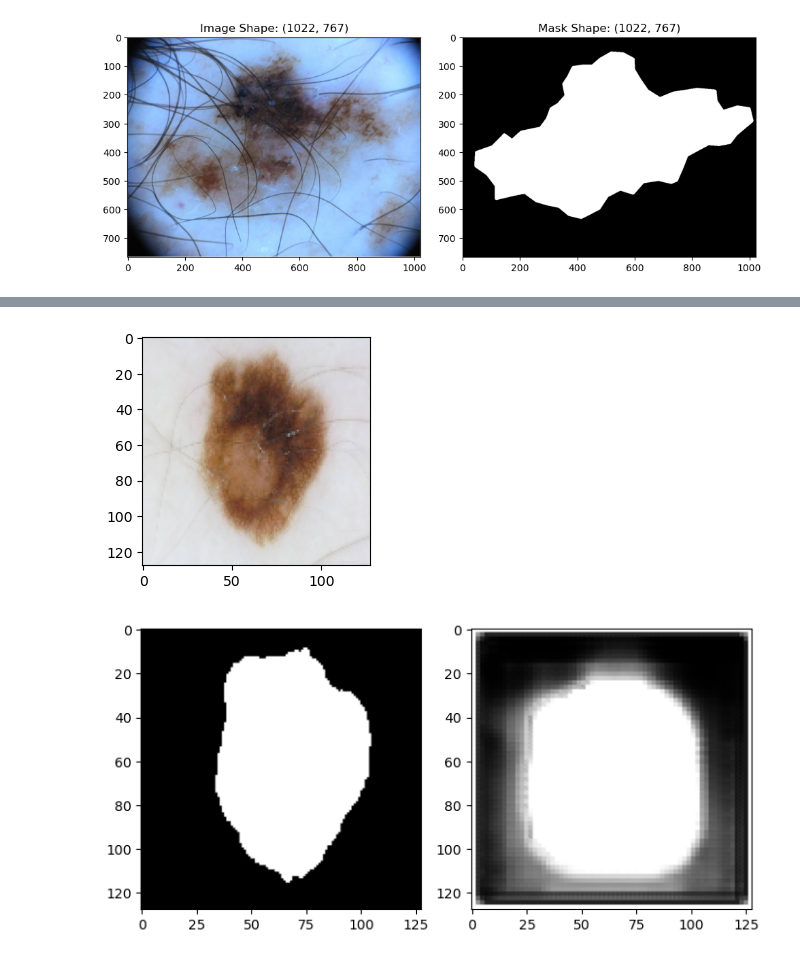
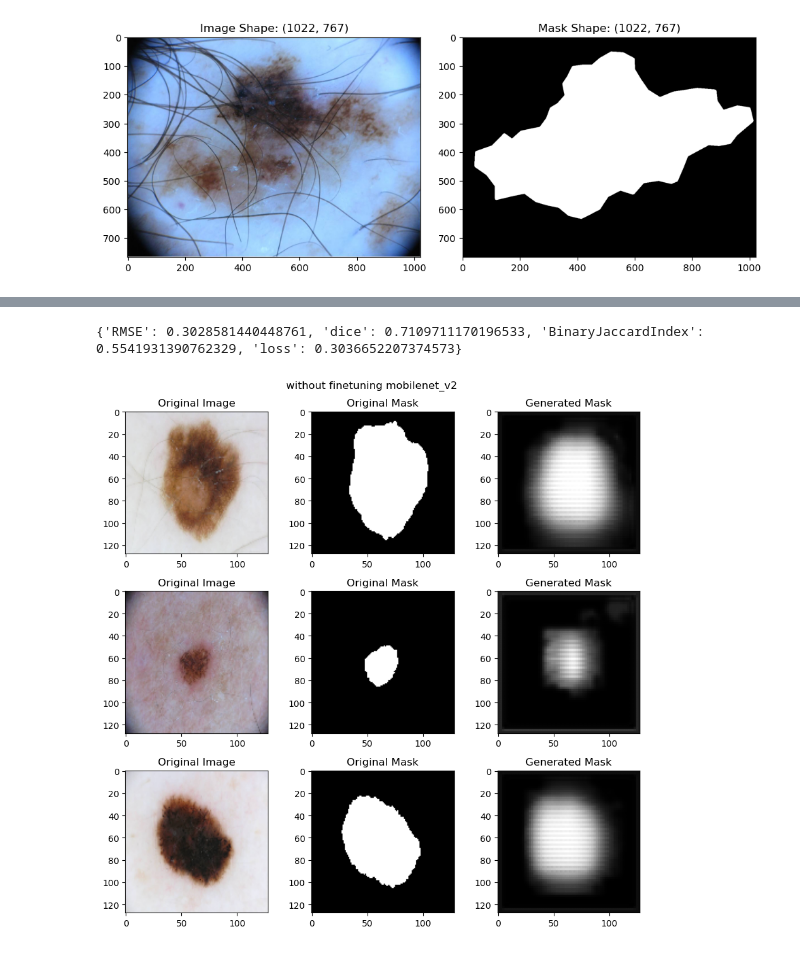
Before and after one commit to KhadgaA/Segmentation-Transfer-Learning, a Jupyter notebook: M23CSA003.ipynb, the cells around one changed output, grey strips where cells are left out. Cells and saved outputs as stored; diff of their text form; code cells hidden in the pictures.

```diff
--- a/M23CSA003.ipynb
+++ b/M23CSA003.ipynb
@@ -326,7 +326,7 @@ test_data  = ISICDataset(test_image_paths, test_masks_paths, transform=test_tran
 # %%
 train_loader = DataLoader(train_data, batch_size=32, shuffle=True)
 val_loader = DataLoader(val_data, batch_size=32, shuffle=False)
-test_loader = DataLoader(test_data, batch_size=1, shuffle=False)
+test_loader = DataLoader(test_data, batch_size=32, shuffle=False)
 # %%
 from torchvision import models
 
@@ -384,25 +384,14 @@ class SimpleSegmentationNet(nn.Module):
 
             nn.ConvTranspose2d(
                 16,
-                1,
+                16,
                 kernel_size=2,
                 stride=2,
-                # output_padding=2
             ),
+
+            nn.Conv2d(16, 1, kernel_size=1),
             nn.Sigmoid(),
 
-            # nn.Conv2d(512, 256, kernel_size=2, padding=1),
-            # nn.ReLU(),
-            # nn.Conv2d(256, 256, kernel_size=2, padding=1),
-            # nn.ReLU(),
-
-            # nn.ConvTranspose2d(
-            #     64,
-            #     1,
-            #     kernel_size=2,
-            #     stride=2,
-            # ),
-            # nn.ReLU(),
         )
 
     def forward(self, x):
@@ -449,25 +447,36 @@ epoch: 4, train: {'loss': 0.43025858799616495, 'RMSE': 0.3741653045018514, 'dice
+# %%
+print(evaluation_test)
+# %% [output]
+{'RMSE': 0.3028581440448761, 'dice': 0.7109711170196533, 'BinaryJaccardIndex': 0.5541931390762329, 'loss': 0.3036652207374573}
 # %%
-img, mask = next(iter(test_loader))
-output = model(img.cuda())
-output = output.detach().cpu().numpy()
-# output = output.squeeze()
-# Plot the image
-plt.figure(figsize=(10, 5))
-plt.subplot(1, 3, 1)
-plt.imshow(img[0].permute(1,2,0))
-# plt.title(f"Image Shape: {image_shape}")
+imgs, masks = next(iter(test_loader))
+outputs = model(imgs.cuda())
+outputs = outputs.detach().cpu().numpy()
+num_images = 3
+plt.figure(figsize=(9, num_images*3 ))
 
-plt.figure(figsize=(10, 5))
-plt.subplot(1, 3, 2)
-plt.imshow(mask[0].squeeze(),cmap="gray")
-# Plot the mask
-plt.subplot(1, 3, 3)
-plt.imshow(output[0].squeeze(), cmap="gray")  # Assuming the mask is grayscale
-# plt.title(f"Mask Shape: {mask_shape}")
+i = 1
+for img, mask, output in zip(imgs, masks, outputs):
+    plt.subplot(num_images, 3, i)
+    plt.imshow(img.permute(1,2,0))
+    plt.title("Original Image")
+    i += 1
 
-# Show the plots
+    plt.subplot(num_images, 3, i)
+    plt.imshow(mask.squeeze(), cmap="gray")
+    plt.title("Original Mask")
+    i += 1
+
+    plt.subplot(num_images, 3, i)
+    plt.imshow(output.squeeze(), cmap="gray")
+    plt.title("Generated Mask")
+    i += 1
+
+    if i>3*num_images:
+        break
+
+plt.suptitle("without finetuning mobilenet_v2")
 plt.tight_layout()
 plt.show()
 # %% [output]
-[figure, old version]
+[figure, new version]
-[figure, removed]
```
Also changed, not shown: parts of 9 cells of this notebook.
